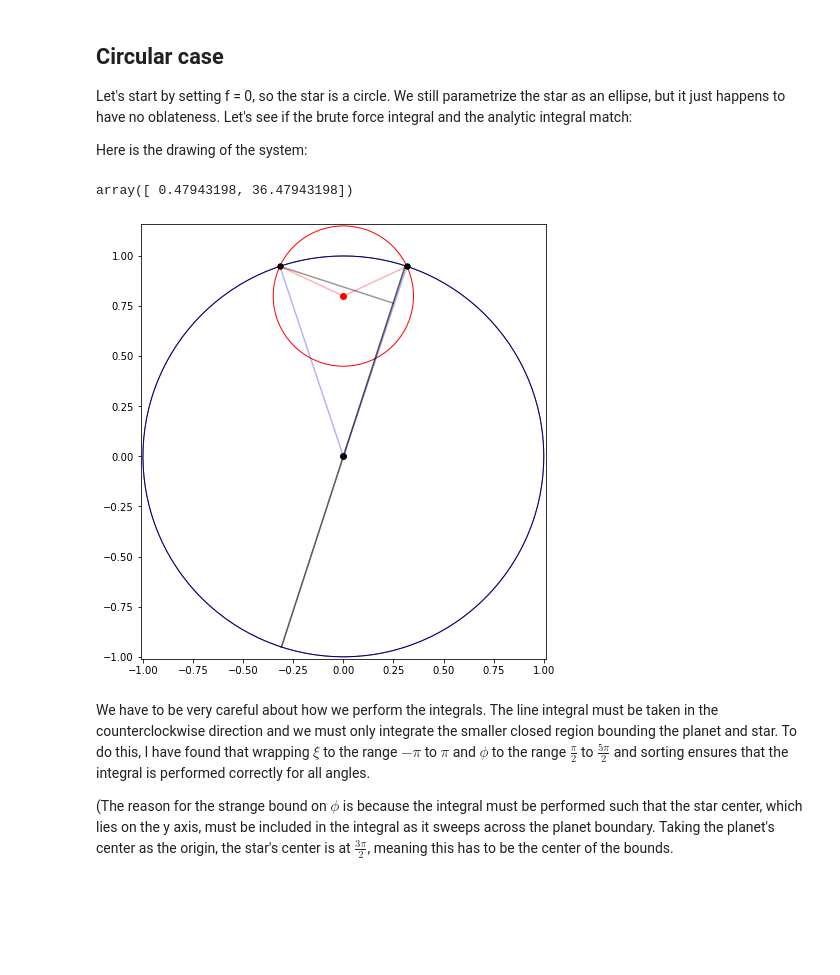
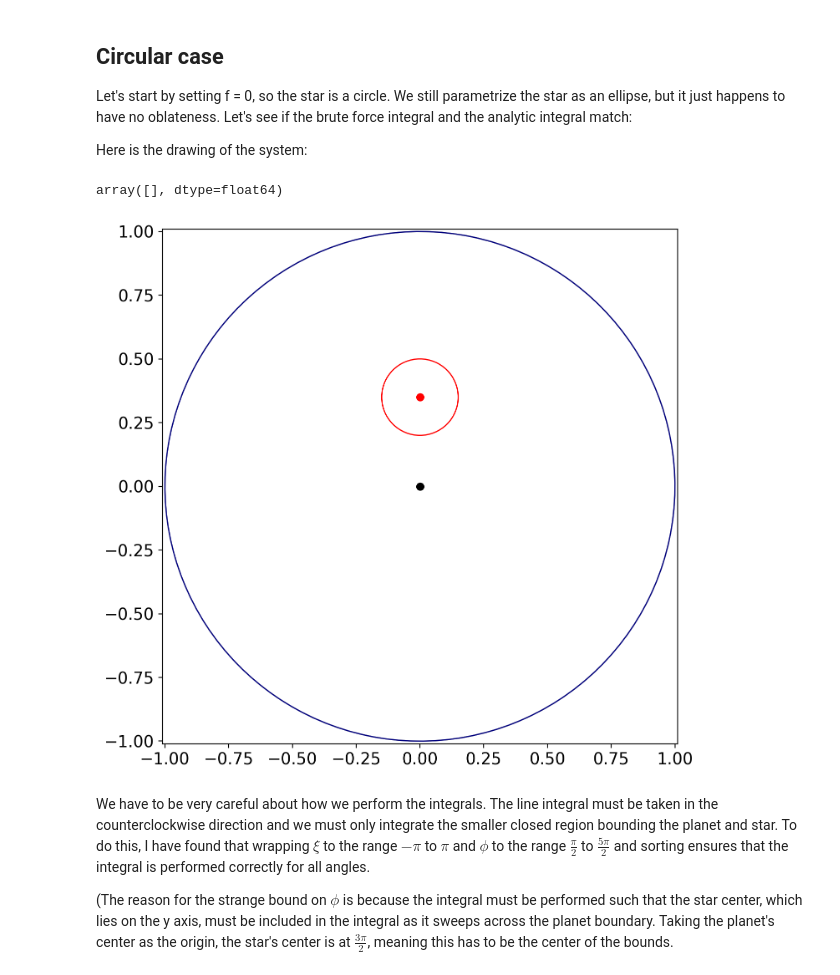
Before and after one commit to shashankdholakia/gravity-dark, a Jupyter notebook: Brute Force Integration.ipynb, the cells around one changed output. Saved outputs shown, nothing was run; the diff lists cells and outputs as text; code cells hidden in the pictures; blank space fills up the shorter version.

```diff
--- a/Brute Force Integration.ipynb
+++ b/Brute Force Integration.ipynb
@@ -8,3 +1,38 @@ import utils
+# %%
+%matplotlib inline
+%config InlineBackend.figure_format = "retina"
+
+import matplotlib.pyplot as plt
+import matplotlib
+import numpy as np
+
+# Disable annoying font warnings
+matplotlib.font_manager._log.setLevel(50)
+
+# Disable theano deprecation warnings
+import warnings
+warnings.filterwarnings('ignore', category=DeprecationWarning)
+warnings.filterwarnings('ignore', category=FutureWarning)
+warnings.filterwarnings('ignore', category=UserWarning, module='theano')
+
+# Style
+plt.style.use('default')
+plt.rcParams['savefig.dpi'] = 100
+plt.rcParams['figure.dpi'] = 100
+plt.rcParams['figure.figsize'] = (12, 4)
+plt.rcParams['font.size'] = 14
+plt.rcParams['text.usetex'] = False
+plt.rcParams['font.family'] = 'sans-serif'
+plt.rcParams['font.sans-serif'] = ['Liberation Sans']
+plt.rcParams['font.cursive'] = ['Liberation Sans']
+plt.rcParams['mathtext.fontset'] = 'cm'
+plt.rcParams['mathtext.fallback_to_cm'] = True
+
+import numpy as np
+from scipy.integrate import quad
+from IPython.display import Latex
+from scipy.special import binom
+import utils
 # %% [markdown]
 # Numeric vs semi-analytic integration
 
@@ -209,13 +248,13 @@ Let's start by setting f = 0, so the star is a circle. We still parametrize the
 Here is the drawing of the system:
 # %%
 f = 0.0
-b0 = 0.8
-r_p = 0.35
-theta = np.radians(72)
+b0 = 0.35
+r_p = 0.15
+theta = np.radians(33)
 xi = utils.compute_xi(b0, r_p, f, theta)
 phi = utils.compute_phi(b0, r_p, f, theta)
 utils.draw_oblate_full(b0, r_p,f,theta)
 # %% [output]
-array([ 0.47943198, 36.47943198])
+array([], dtype=float64)
-[figure, old version]
+[figure, new version]
 # %%
```
Also changed, not shown: parts of 9 cells of this notebook.
